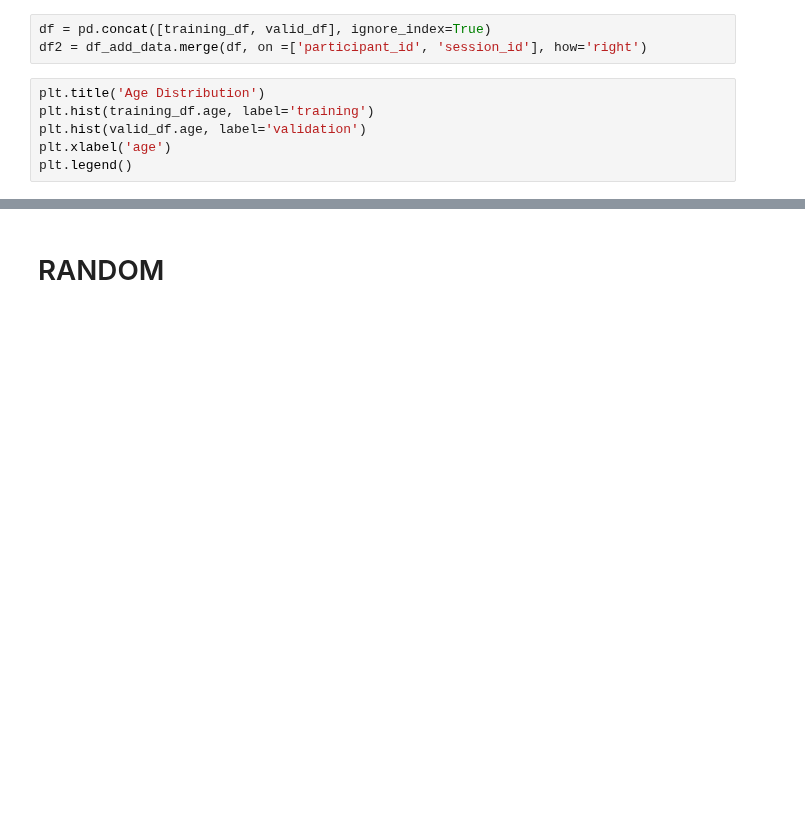
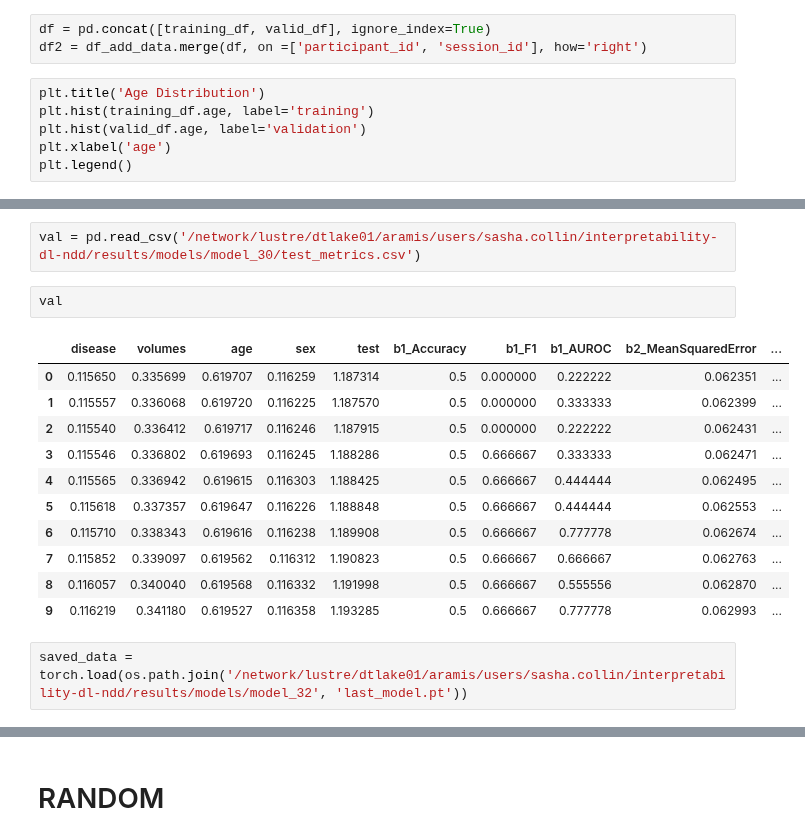
Before and after one commit to cosasha97/interpretability-dl-ndd, a Jupyter notebook: experiments.ipynb, the cells around one changed output, grey strips where cells are left out. Drawn from its saved outputs; the diff is of its cells as text; blank space fills up the shorter version.

```diff
--- a/experiments.ipynb
+++ b/experiments.ipynb
@@ -729,0 +767,18 @@ parameters.sort_values('model')
+# %%
+val = pd.read_csv('/network/lustre/dtlake01/aramis/users/sasha.collin/interpretability-dl-ndd/results/models/model_30/test_metrics.csv')
+# %%
+val
+# %% [output]
+|  | disease | volumes | age | sex | test | b1_Accuracy | b1_F1 | b1_AUROC | b2_MeanSquaredError | ... |
+| 0 | 0.115650 | 0.335699 | 0.619707 | 0.116259 | 1.187314 | 0.5 | 0.000000 | 0.222222 | 0.062351 | ... |
+| 1 | 0.115557 | 0.336068 | 0.619720 | 0.116225 | 1.187570 | 0.5 | 0.000000 | 0.333333 | 0.062399 | ... |
+| 2 | 0.115540 | 0.336412 | 0.619717 | 0.116246 | 1.187915 | 0.5 | 0.000000 | 0.222222 | 0.062431 | ... |
+| 3 | 0.115546 | 0.336802 | 0.619693 | 0.116245 | 1.188286 | 0.5 | 0.666667 | 0.333333 | 0.062471 | ... |
+| 4 | 0.115565 | 0.336942 | 0.619615 | 0.116303 | 1.188425 | 0.5 | 0.666667 | 0.444444 | 0.062495 | ... |
+| 5 | 0.115618 | 0.337357 | 0.619647 | 0.116226 | 1.188848 | 0.5 | 0.666667 | 0.444444 | 0.062553 | ... |
+| 6 | 0.115710 | 0.338343 | 0.619616 | 0.116238 | 1.189908 | 0.5 | 0.666667 | 0.777778 | 0.062674 | ... |
+| 7 | 0.115852 | 0.339097 | 0.619562 | 0.116312 | 1.190823 | 0.5 | 0.666667 | 0.666667 | 0.062763 | ... |
+| 8 | 0.116057 | 0.340040 | 0.619568 | 0.116332 | 1.191998 | 0.5 | 0.666667 | 0.555556 | 0.062870 | ... |
+| 9 | 0.116219 | 0.341180 | 0.619527 | 0.116358 | 1.193285 | 0.5 | 0.666667 | 0.777778 | 0.062993 | ... |
+# %%
+saved_data = torch.load(os.path.join('/network/lustre/dtlake01/aramis/users/sasha.collin/interpretability-dl-ndd/results/models/model_32', 'last_model.pt'))
```
Also changed, not shown: parts of 14 cells of this notebook, 2 other files.
